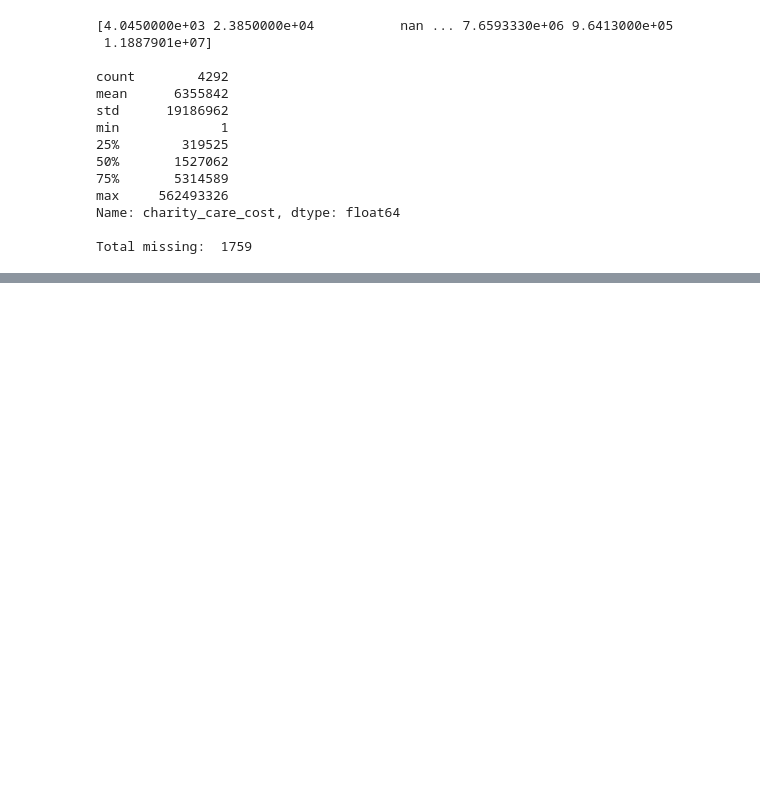
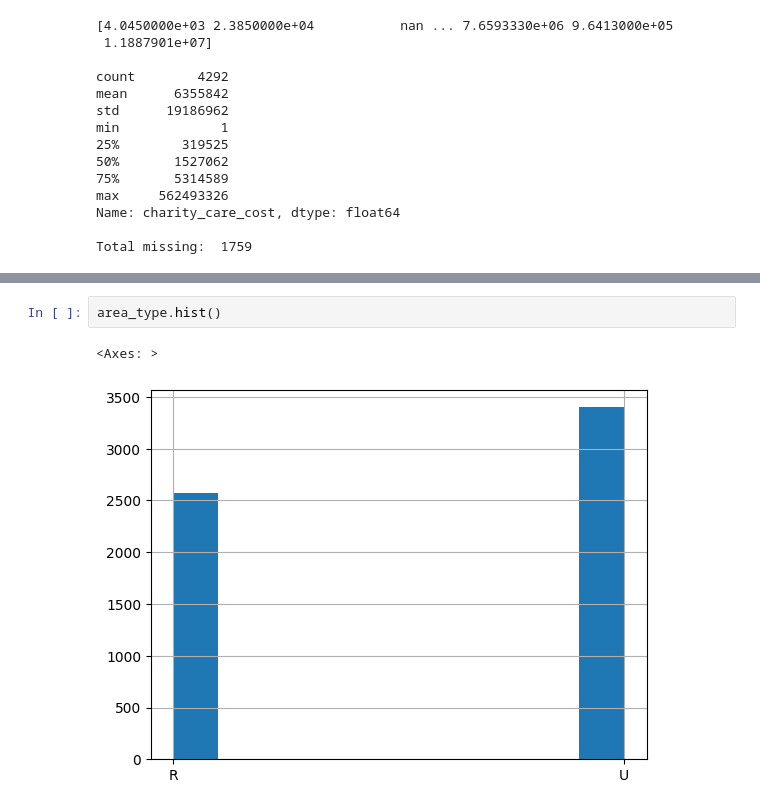
Before and after one commit to genevievepur/ds3001-visualization, a Jupyter notebook: assignment/assignment.ipynb, the cells around one changed output, grey strips where cells are left out. Cells and saved outputs as stored; diff of their text form; blank space fills up the shorter version.

```diff
--- a/assignment/assignment.ipynb
+++ b/assignment/assignment.ipynb
@@ -425,0 +519,5 @@ Because the format of the values is similar to how they were in 'Number of Beds'
+# %%
+area_type.hist()
+# %% [output]
+<Axes: >
+[figure, added]
```
Also changed, not shown: parts of 16 cells of this notebook.
